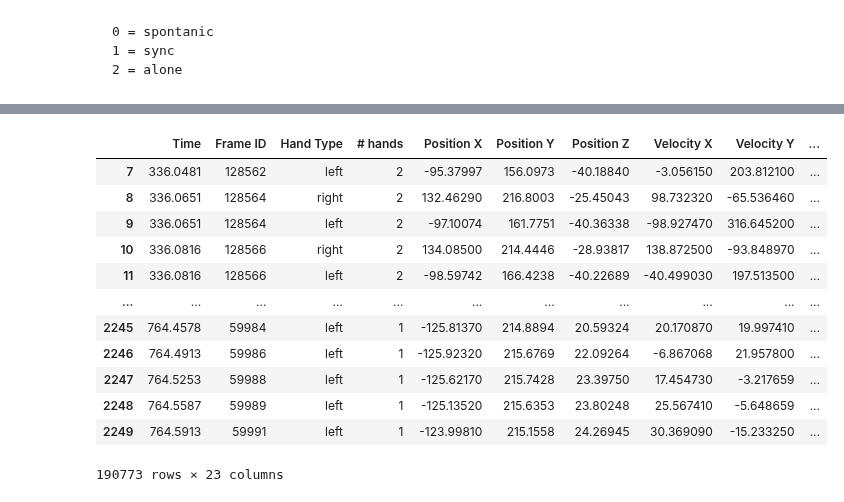
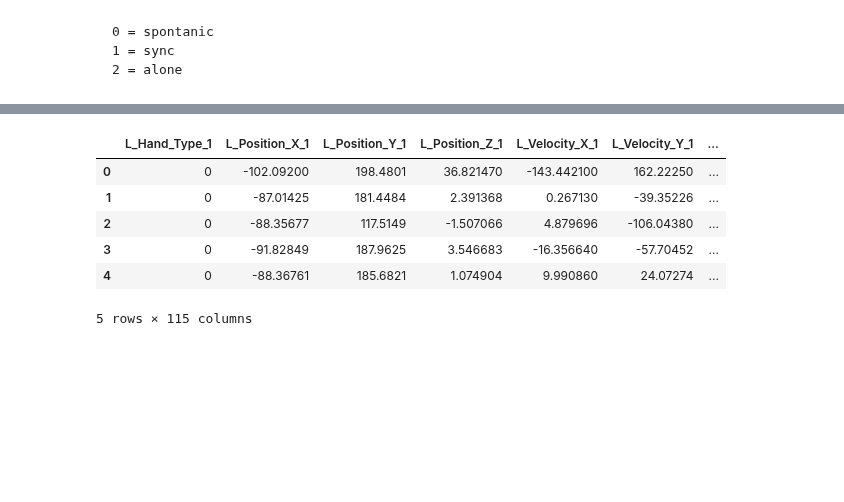
Before and after one commit to renanarimon/ML, a Jupyter notebook: a hands.ipynb, the cells around one changed output, grey strips where cells are left out. Saved outputs shown, nothing was run; the diff lists cells and outputs as text; code cells hidden in the pictures; blank space fills up the shorter version.

```diff
--- a/a hands.ipynb
+++ b/a hands.ipynb
@@ -36,11 +39,10 @@ def encode(path, num):
         df = df.sort_values(by=['_Hand_Type'])
         left, right =split(df)
     else:
-        left = df[df.hands_num == 1]
+        left = df[df.hands_num == 1].reset_index(drop=True)
         right = HandRight.iloc[8:,:]
-
         if len(left)>len(right):
-            left = left.iloc[:len(right),:]
+            right = right.append(right.iloc[8:(len(left)-len(right)+8),:]).reset_index(drop=True)
         else:
             right = right.iloc[:len(left),:]
 
@@ -48,8 +50,11 @@ def encode(path, num):
     right = rename(right, 'R')
     df = pd.concat([left, right], axis=1)
     df = df.drop(['LTime', 'RTime', 'L_Frame_ID', 'R_Frame_ID', 'Lhands_num', 'Rhands_num'], axis=1)
+
+    df = df[df.index % 5 == 0].reset_index(drop=True)
+    df = combine(df,3)
+
     df['label']=num
-    df = df[df.index % 5 == 0].reset_index(drop=True)
 
     return df
 # %%
@@ -170,19 +159,21 @@ dataFrames = [ev_spo, nofar_spo, oriya_spo, orya_spo,rev_spo, sachar_spo, shelly
          ev_al, nofar_al, oriya_al, orya_al,rev_al, sachar_al, shelly_al, yael_al, yoel_al ]
 
 df = pd.concat(dataFrames)
+# %%
+# Hand_Type from string to int: left = 0, right = 1
+for col in df.columns:
+    if("Hand_Type" in col):
+        if ("L" in col):
+            df[col] = pd.to_numeric(df[col], errors='coerce').fillna(0).astype(np.int64)
+        else:
+            df[col] = pd.to_numeric(df[col], errors='coerce').fillna(1).astype(np.int64)
 # %%
-df
+df.head()
 # %% [output]
-|  | Time | Frame ID | Hand Type | # hands | Position X | Position Y | Position Z | Velocity X | Velocity Y | ... |
-| 7 | 336.0481 | 128562 | left | 2 | -95.37997 | 156.0973 | -40.18840 | -3.056150 | 203.812100 | ... |
-| 8 | 336.0651 | 128564 | right | 2 | 132.46290 | 216.8003 | -25.45043 | 98.732320 | -65.536460 | ... |
-| 9 | 336.0651 | 128564 | left | 2 | -97.10074 | 161.7751 | -40.36338 | -98.927470 | 316.645200 | ... |
-| 10 | 336.0816 | 128566 | right | 2 | 134.08500 | 214.4446 | -28.93817 | 138.872500 | -93.848970 | ... |
-| 11 | 336.0816 | 128566 | left | 2 | -98.59742 | 166.4238 | -40.22689 | -40.499030 | 197.513500 | ... |
-| ... | ... | ... | ... | ... | ... | ... | ... | ... | ... | ... |
-| 2245 | 764.4578 | 59984 | left | 1 | -125.81370 | 214.8894 | 20.59324 | 20.170870 | 19.997410 | ... |
-| 2246 | 764.4913 | 59986 | left | 1 | -125.92320 | 215.6769 | 22.09264 | -6.867068 | 21.957800 | ... |
-| 2247 | 764.5253 | 59988 | left | 1 | -125.62170 | 215.7428 | 23.39750 | 17.454730 | -3.217659 | ... |
-| 2248 | 764.5587 | 59989 | left | 1 | -125.13520 | 215.6353 | 23.80248 | 25.567410 | -5.648659 | ... |
-| 2249 | 764.5913 | 59991 | left | 1 | -123.99810 | 215.1558 | 24.26945 | 30.369090 | -15.233250 | ... |
+|  | L_Hand_Type_1 | L_Position_X_1 | L_Position_Y_1 | L_Position_Z_1 | L_Velocity_X_1 | L_Velocity_Y_1 | ... |
+| 0 | 0 | -102.09200 | 198.4801 | 36.821470 | -143.442100 | 162.22250 | ... |
+| 1 | 0 | -87.01425 | 181.4484 | 2.391368 | 0.267130 | -39.35226 | ... |
+| 2 | 0 | -88.35677 | 117.5149 | -1.507066 | 4.879696 | -106.04380 | ... |
+| 3 | 0 | -91.82849 | 187.9625 | 3.546683 | -16.356640 | -57.70452 | ... |
+| 4 | 0 | -88.36761 | 185.6821 | 1.074904 | 9.990860 | 24.07274 | ... |
-190773 rows × 23 columns
+5 rows × 115 columns
```
Also changed, not shown: parts of 15 cells of this notebook.
